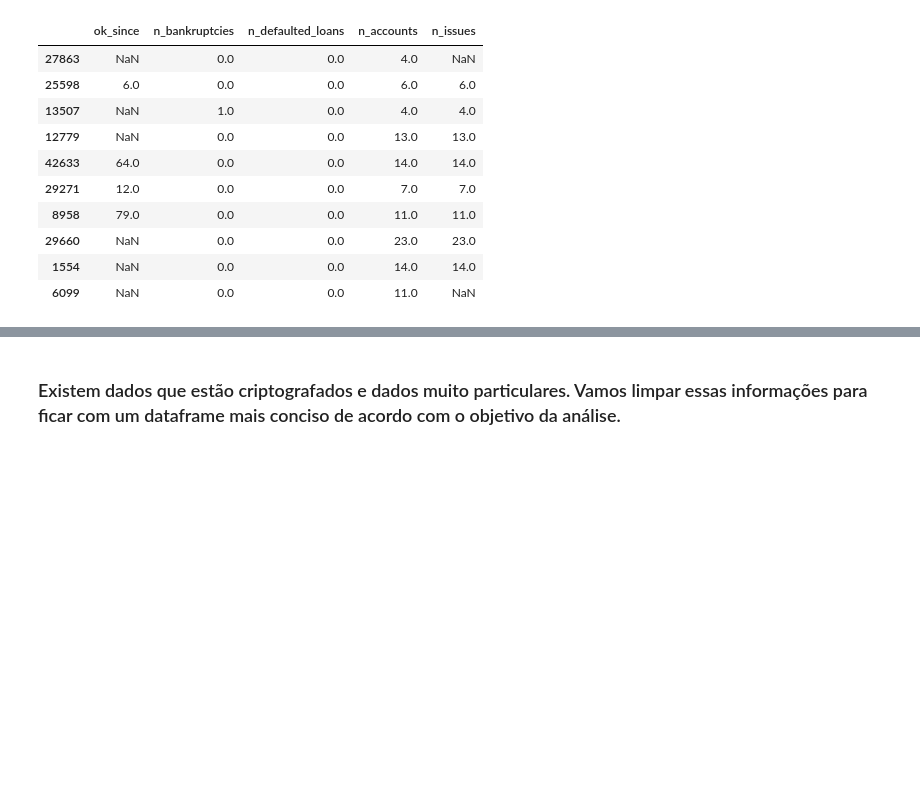
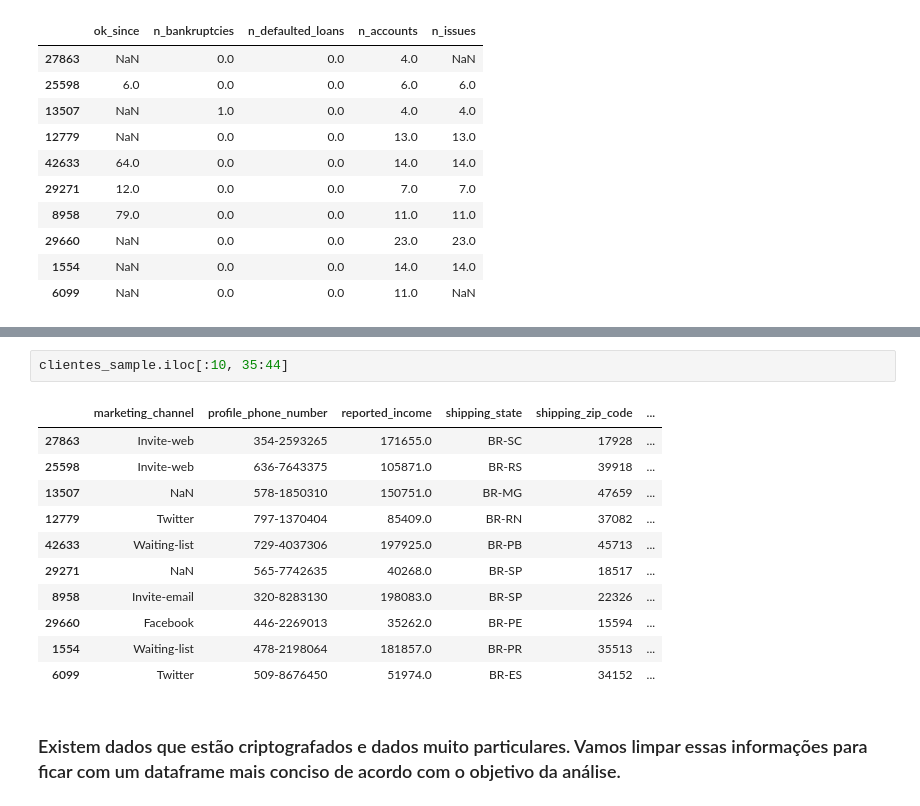
Before and after one commit to ghedin-alison/conceitos_ia, a Jupyter notebook: trabalho/teste.ipynb, the cells around one changed output, grey strips where cells are left out. Saved outputs shown, nothing was run; the diff lists cells and outputs as text; blank space fills up the shorter version.

```diff
--- a/trabalho/teste.ipynb
+++ b/trabalho/teste.ipynb
@@ -166,3 +200,17 @@ clientes_sample.iloc[:10, 20:25]
+# %%
+clientes_sample.iloc[:10, 35:44]
+# %% [output]
+|  | marketing_channel | profile_phone_number | reported_income | shipping_state | shipping_zip_code | ... |
+| 27863 | Invite-web | 354-2593265 | 171655.0 | BR-SC | 17928 | ... |
+| 25598 | Invite-web | 636-7643375 | 105871.0 | BR-RS | 39918 | ... |
+| 13507 | NaN | 578-1850310 | 150751.0 | BR-MG | 47659 | ... |
+| 12779 | Twitter | 797-1370404 | 85409.0 | BR-RN | 37082 | ... |
+| 42633 | Waiting-list | 729-4037306 | 197925.0 | BR-PB | 45713 | ... |
+| 29271 | NaN | 565-7742635 | 40268.0 | BR-SP | 18517 | ... |
+| 8958 | Invite-email | 320-8283130 | 198083.0 | BR-SP | 22326 | ... |
+| 29660 | Facebook | 446-2269013 | 35262.0 | BR-PE | 15594 | ... |
+| 1554 | Waiting-list | 478-2198064 | 181857.0 | BR-PR | 35513 | ... |
+| 6099 | Twitter | 509-8676450 | 51974.0 | BR-ES | 34152 | ... |
 # %% [markdown]
 ### Existem dados que estão criptografados e dados muito particulares. Vamos limpar essas informações para ficar com um dataframe mais conciso de acordo com o objetivo da análise.
 # %%
```
Also changed, not shown: parts of 18 cells of this notebook.
